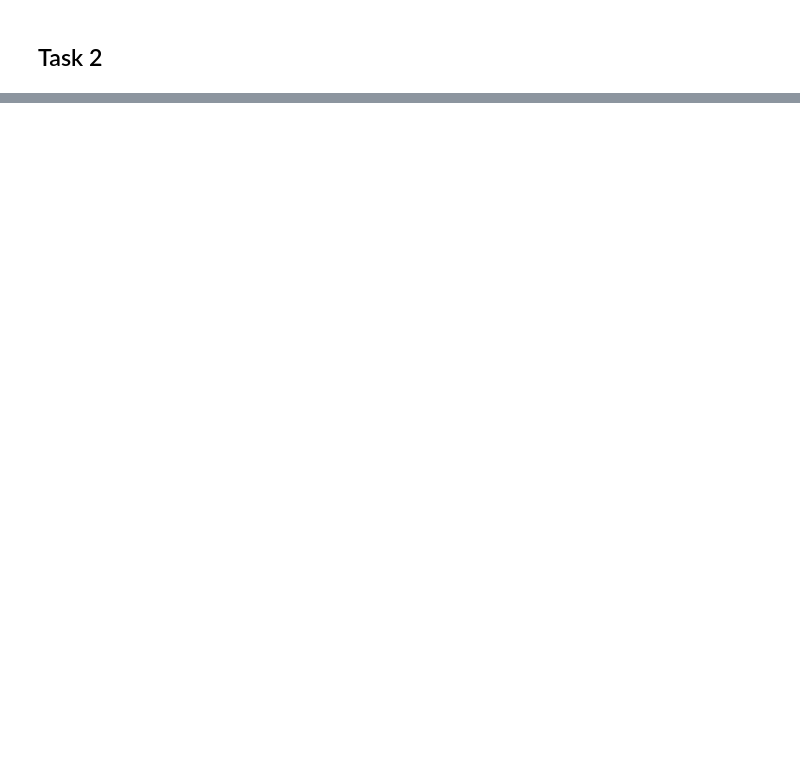
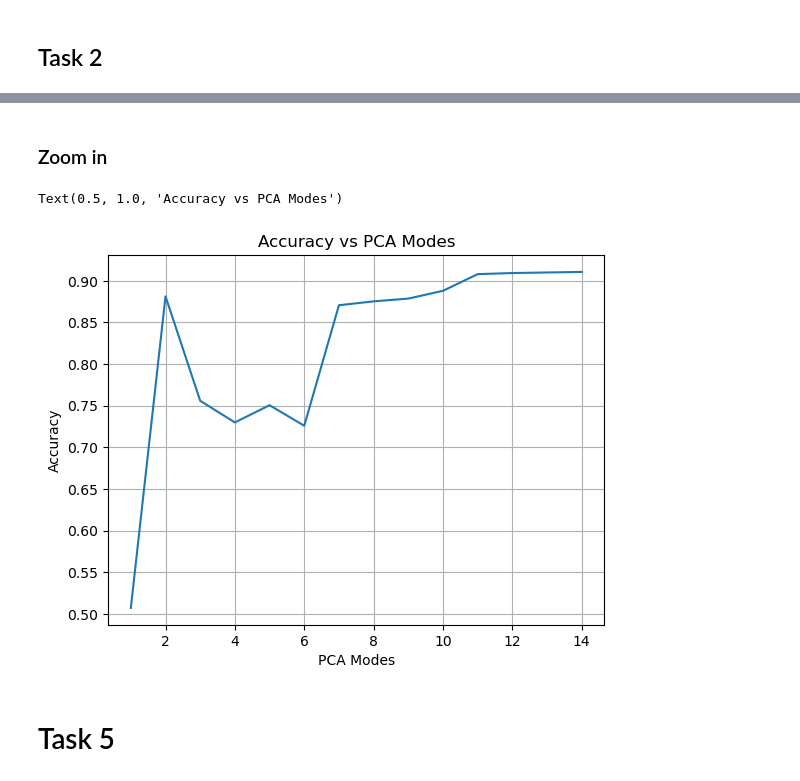
Before and after one commit to Rohan-Pandey1729/AMATH482, a Jupyter notebook: Report 2/Code.ipynb, the cells around one changed output, grey strips where cells are left out. Drawn from its saved outputs; the diff is of its cells as text; code cells hidden in the pictures; blank space fills up the shorter version.

```diff
--- a/Report 2/Code.ipynb
+++ b/Report 2/Code.ipynb
@@ -220,0 +219,20 @@ plt.show()
+# %%
+results = []
+
+projection = U.T @ centered_data
+
+for i in range(1, 114):
+
+    pca_mode = projection[:i, :]
+    jumping, running, walking = np.split(pca_mode, [500, 1000], axis=1)
+
+    centroid_per_movement = np.array([np.mean(m, axis=1) for m in [jumping, running, walking]])
+
+    distances = []
+    for centroid in centroid_per_movement:
+        distance = np.linalg.norm(pca_mode.T - centroid, axis=1)
+        distances.append(distance)
+    training = np.argmin(distances, axis=0)
+
+    accuracy = accuracy_score(ground_truth, training)
+    results.append(accuracy)
@@ -220,0 +257,17 @@ plt.show()
+# %% [markdown]
+### Zoom in
+# %%
+# Plot!
+
+k_mode_t = np.arange(1, 15)
+
+plt.plot(k_mode_t, results[:14])
+plt.grid(True)
+plt.xlabel("PCA Modes")
+plt.ylabel("Accuracy")
+plt.title("Accuracy vs PCA Modes")
+# %% [output]
+Text(0.5, 1.0, 'Accuracy vs PCA Modes')
+[figure, added]
+# %% [markdown]
+# Task 5
```
Also changed, not shown: parts of 28 cells of this notebook, 16 other files.
